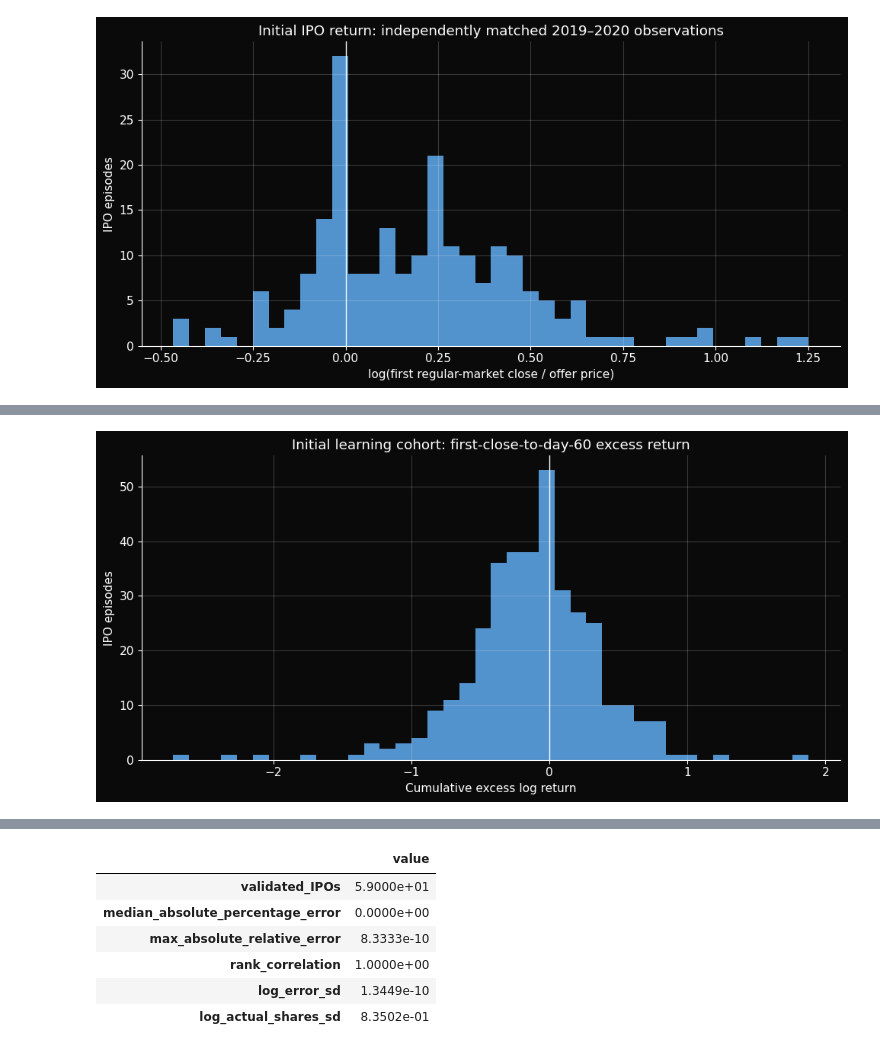
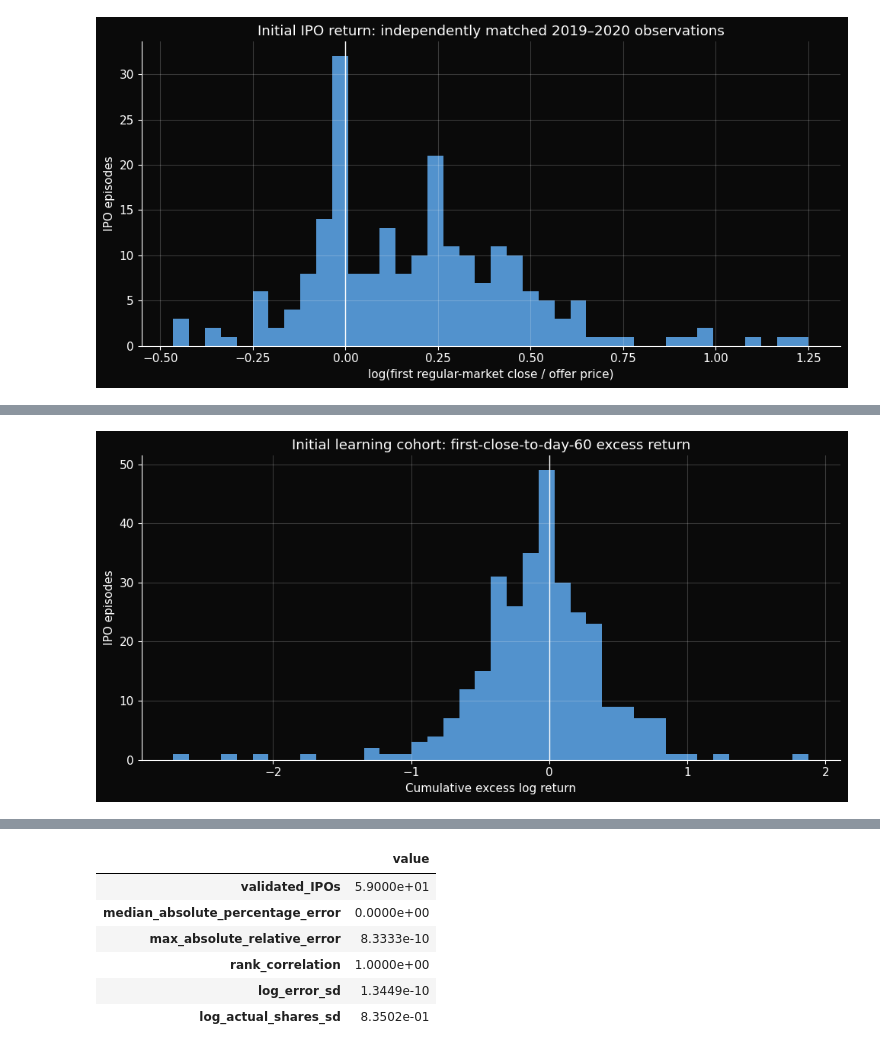
Before and after one commit to andreadevico1-oss/Bayesian-Ipo-Prediction-Model, a Jupyter notebook: final_output.ipynb, the cells around one changed output, grey strips where cells are left out. Drawn from its saved outputs; the diff is of its cells as text; code cells hidden in the pictures.

```diff
--- a/final_output.ipynb
+++ b/final_output.ipynb
@@ -419,13 +304,15 @@ equals the cumulative benchmark-adjusted log return from the first public-market
 # %%
 day10 = make_cutoff_data(audit, panel, cutoff=10, benchmark=benchmark)
 # Descriptive exploration uses only the initial learning cohort.
-explore = day10[day10.ipo_date < '2022-01-01']
+explore = day10[
+    (day10.ipo_date < '2022-01-01') & (day10.outcome_date < '2022-01-01')
+]
 plot_histogram(
     explore.y + explore.early_car,
     'Initial learning cohort: first-close-to-day-60 excess return',
     'Cumulative excess log return',
 )
 plt.show()
 # %% [output]
-[figure, old version]
+[figure, new version]
 # %% [markdown]
```
Also changed, not shown: parts of 35 cells of this notebook, 5 other files.
